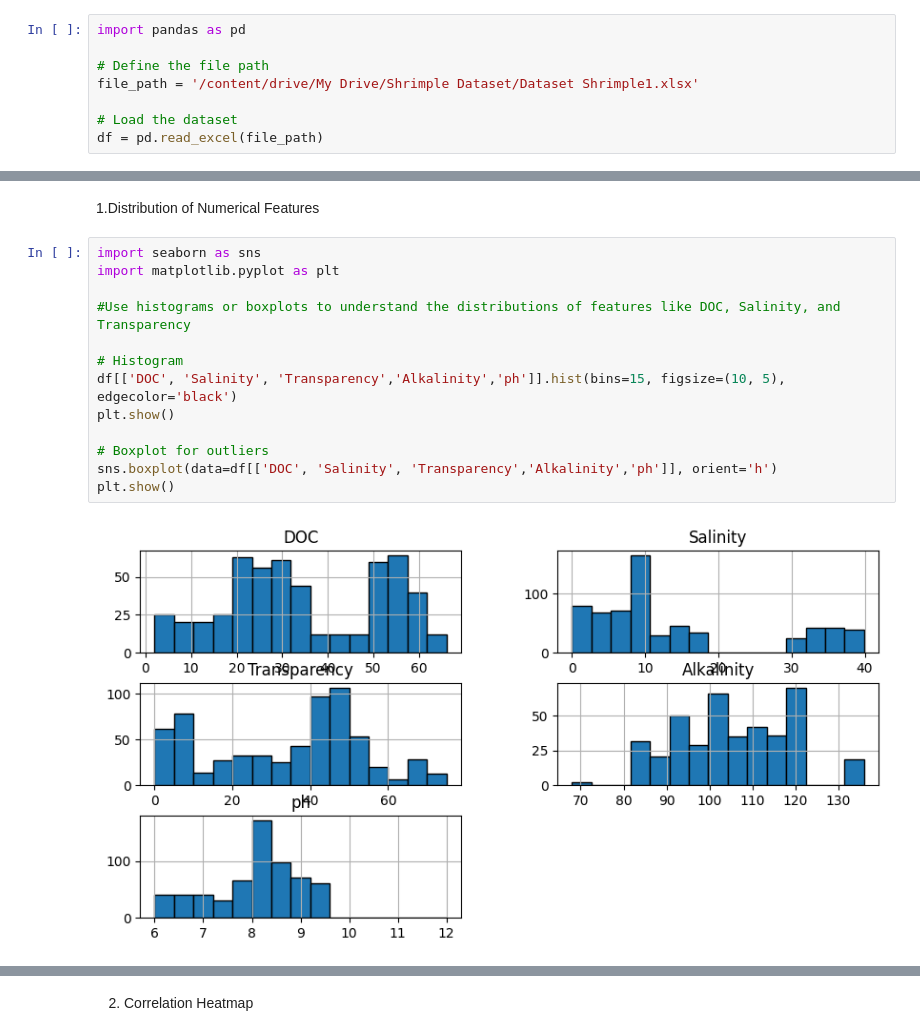
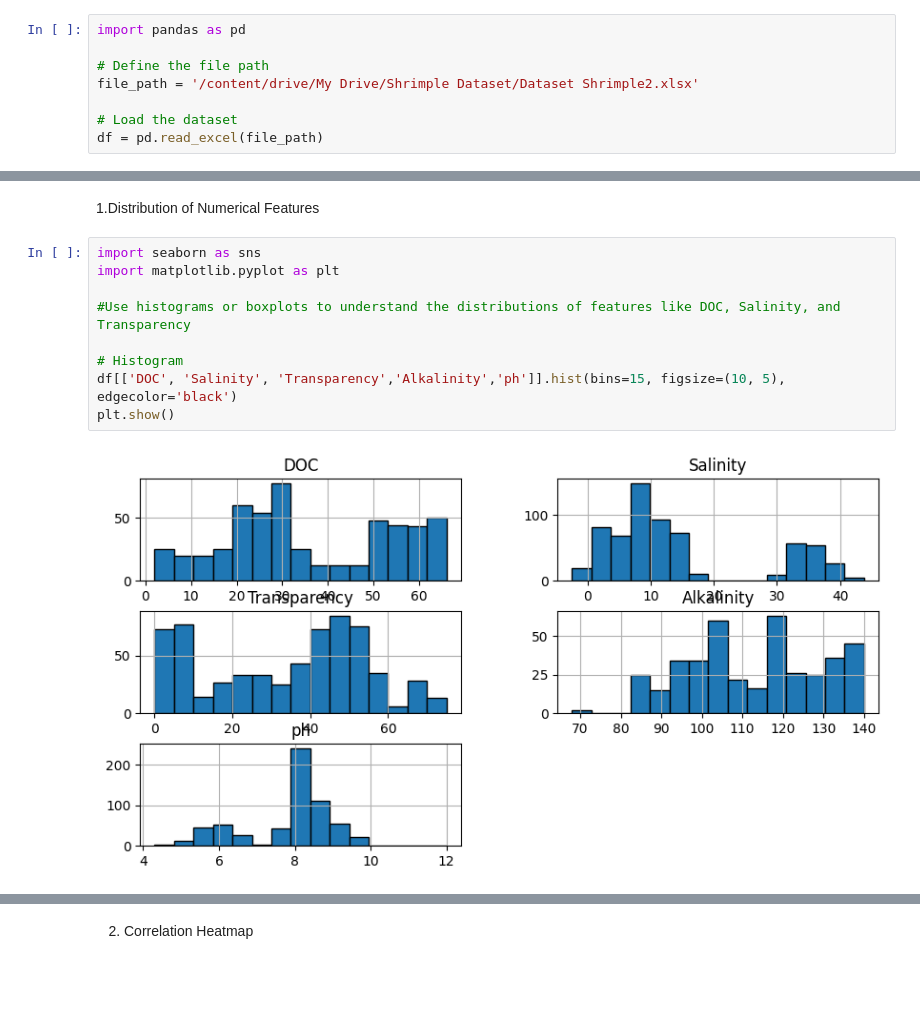
Before and after one commit to dataemperor/Shrimple, a Jupyter notebook: Shrimple_dataset_preprocessing.ipynb, the cells around one changed output, grey strips where cells are left out. Drawn from its saved outputs; the diff is of its cells as text; blank space fills up the shorter version.

```diff
--- a/Shrimple_dataset_preprocessing.ipynb
+++ b/Shrimple_dataset_preprocessing.ipynb
@@ -13,7 +13,7 @@ Mounted at /content/drive
 import pandas as pd
 
 # Define the file path
-file_path = '/content/drive/My Drive/Shrimple Dataset/Dataset Shrimple1.xlsx'
+file_path = '/content/drive/My Drive/Shrimple Dataset/Dataset Shrimple2.xlsx'
 
 # Load the dataset
 df = pd.read_excel(file_path)
@@ -87,15 +87,11 @@ Visualizations to Include in EDA
 # %%
 import seaborn as sns
 import matplotlib.pyplot as plt
 
 #Use histograms or boxplots to understand the distributions of features like DOC, Salinity, and Transparency
 
 # Histogram
 df[['DOC', 'Salinity', 'Transparency','Alkalinity','ph']].hist(bins=15, figsize=(10, 5), edgecolor='black')
 plt.show()
-
-# Boxplot for outliers
-sns.boxplot(data=df[['DOC', 'Salinity', 'Transparency','Alkalinity','ph']], orient='h')
-plt.show()
 # %% [output]
-[figure, old version]
+[figure, new version]
```
Also changed, not shown: parts of 12 cells of this notebook.
